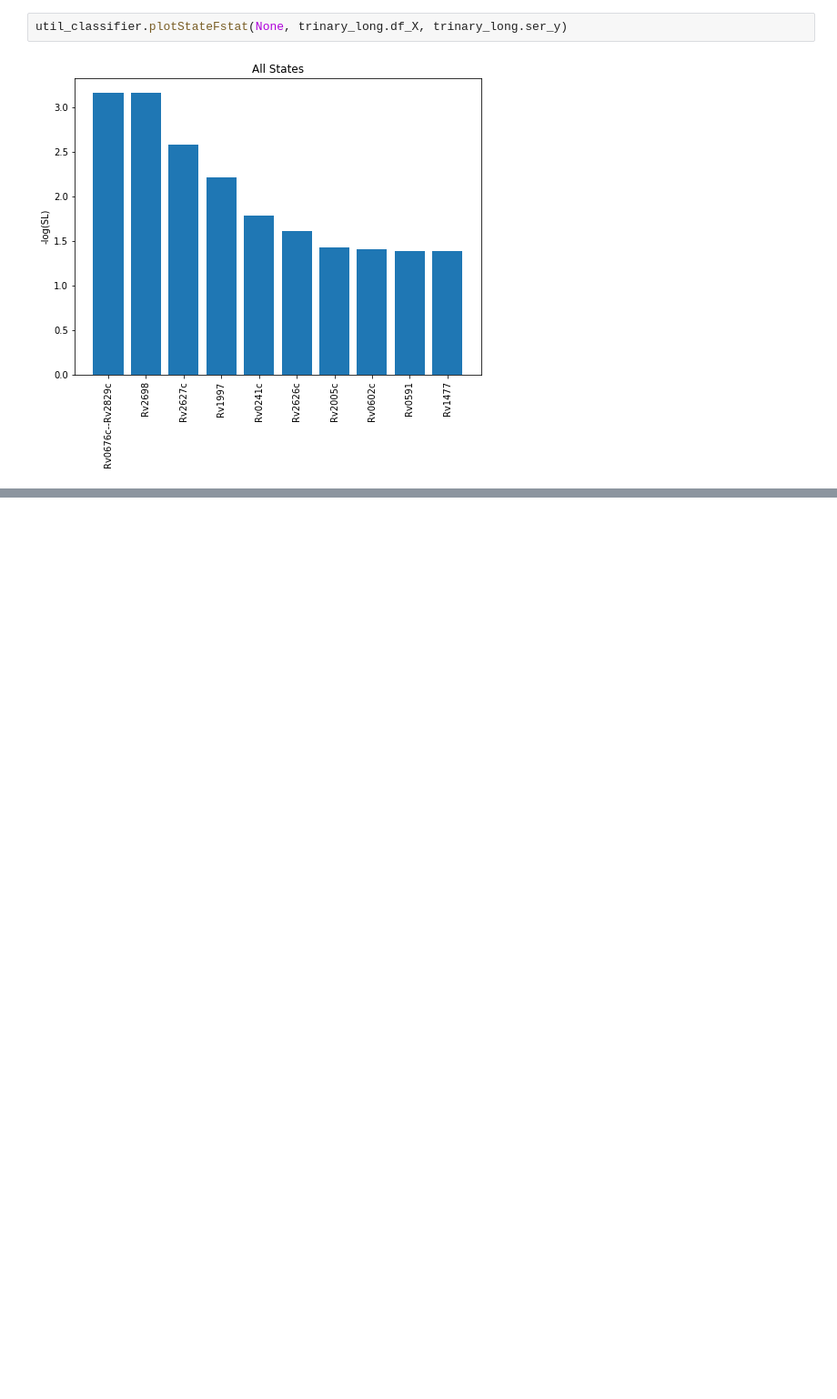
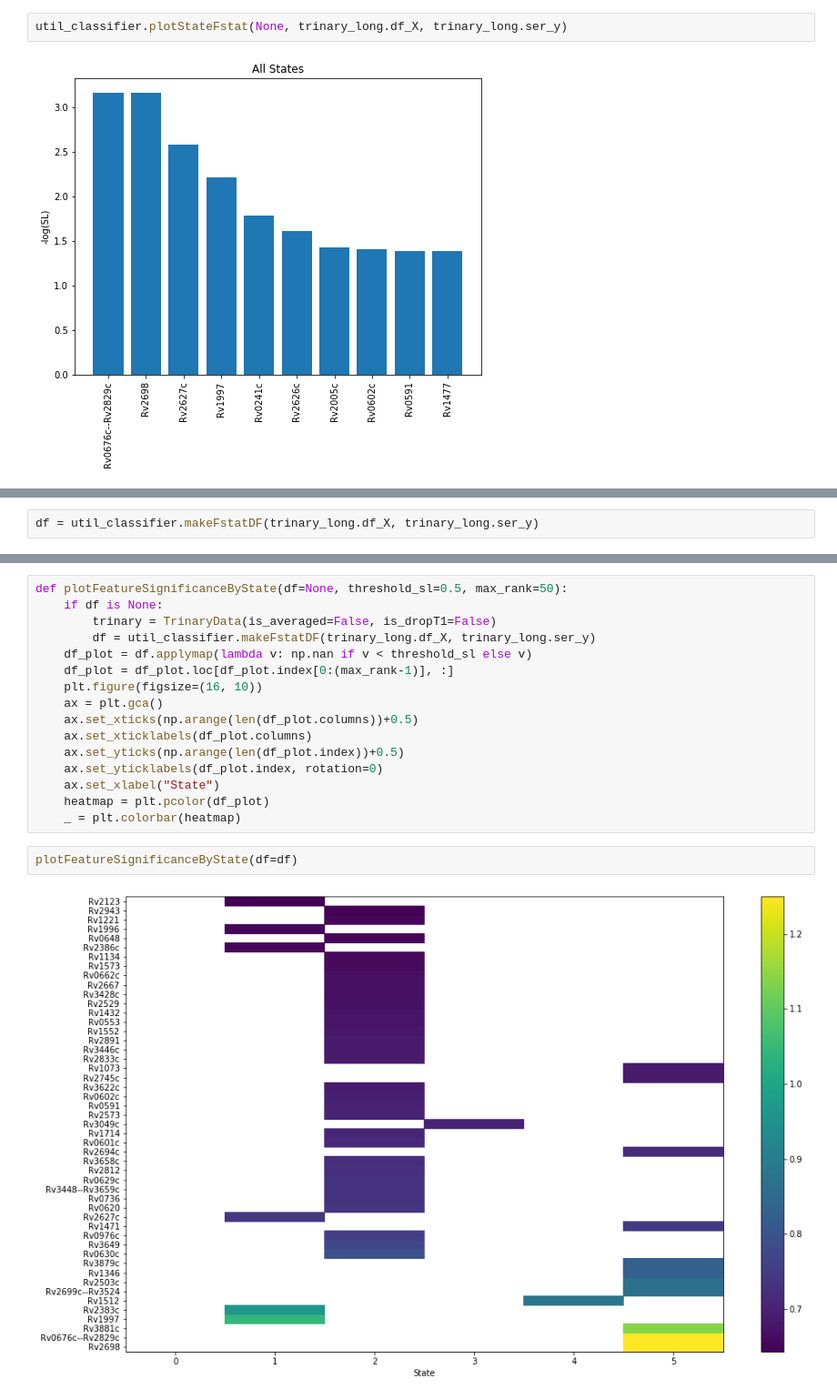
Before and after one commit to uwescience/xstate, a Jupyter notebook: notebooks/Analysis of Gene Expression Variability by Class.ipynb, the cells around one changed output, grey strips where cells are left out. Shown at 91% size. Cells and saved outputs as stored; diff of their text form; blank space fills up the shorter version.

```diff
--- a/notebooks/Analysis of Gene Expression Variability by Class.ipynb
+++ b/notebooks/Analysis of Gene Expression Variability by Class.ipynb
@@ -67,0 +70,2 @@ for state in trinary_long.ser_y.unique():
+# %%
+df = util_classifier.makeFstatDF(trinary_long.df_X, trinary_long.ser_y)
@@ -67,0 +81,20 @@ for state in trinary_long.ser_y.unique():
+# %%
+def plotFeatureSignificanceByState(df=None, threshold_sl=0.5, max_rank=50):
+    if df is None:
+        trinary = TrinaryData(is_averaged=False, is_dropT1=False)
+        df = util_classifier.makeFstatDF(trinary_long.df_X, trinary_long.ser_y)
+    df_plot = df.applymap(lambda v: np.nan if v < threshold_sl else v)
+    df_plot = df_plot.loc[df_plot.index[0:(max_rank-1)], :]
+    plt.figure(figsize=(16, 10))
+    ax = plt.gca()
+    ax.set_xticks(np.arange(len(df_plot.columns))+0.5)
+    ax.set_xticklabels(df_plot.columns)
+    ax.set_yticks(np.arange(len(df_plot.index))+0.5)
+    ax.set_yticklabels(df_plot.index, rotation=0)
+    ax.set_xlabel("State")
+    heatmap = plt.pcolor(df_plot)
+    _ = plt.colorbar(heatmap)
+# %%
+plotFeatureSignificanceByState(df=df)
+# %% [output]
+[figure, added]
```
Also changed, not shown: parts of 5 cells of this notebook, 3 other files.
